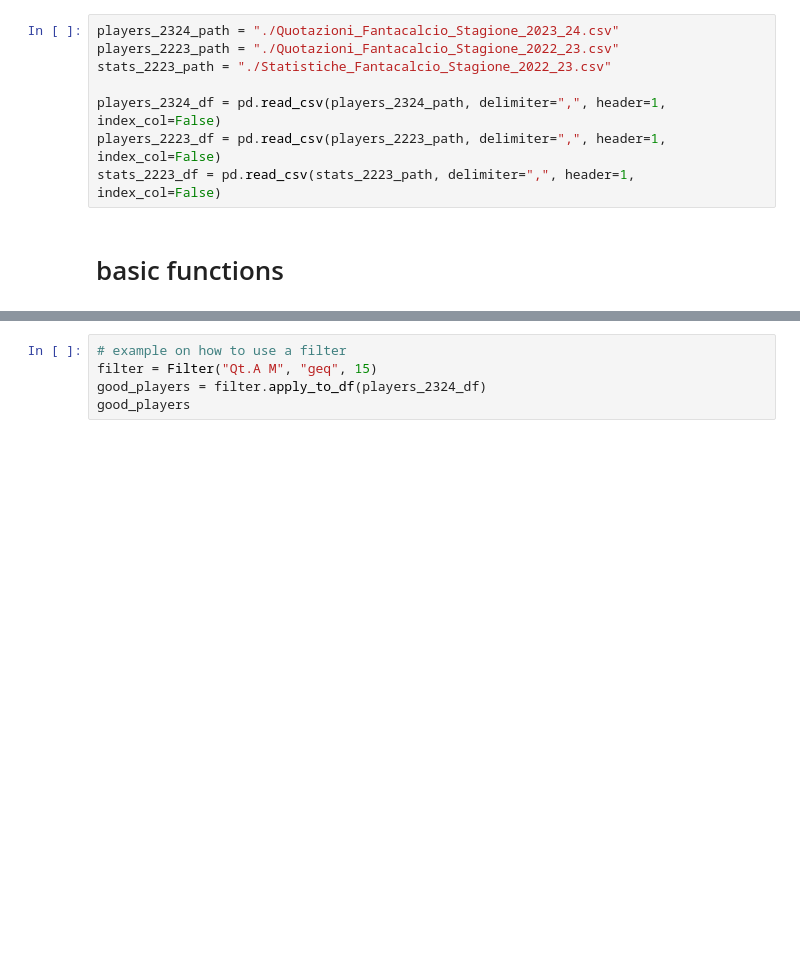
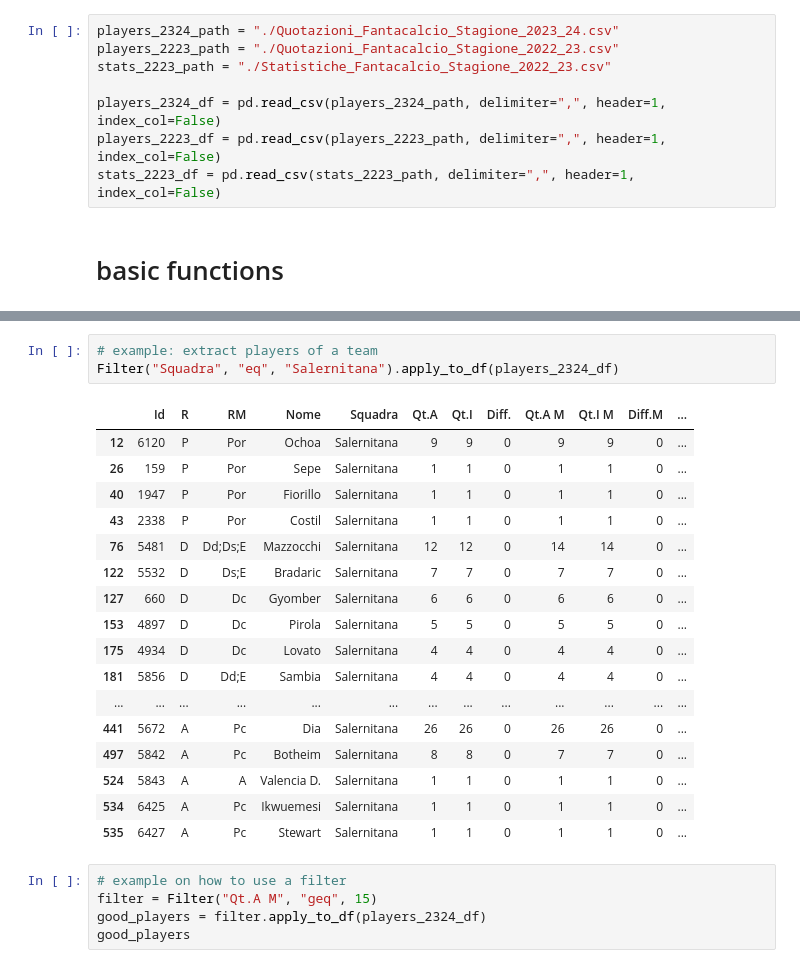
Before and after one commit to AndreaIncatasciato/fantacalcio, a Jupyter notebook: fantacalcio_analysis.ipynb, the cells around one changed output, grey strips where cells are left out. Cells and saved outputs as stored; diff of their text form; blank space fills up the shorter version.

```diff
--- a/fantacalcio_analysis.ipynb
+++ b/fantacalcio_analysis.ipynb
@@ -53,5 +56,26 @@ def extract_players_mantra_position(df: pd.DataFrame, position: str) -> pd.DataF
     """
     return df[df["RM"].str.contains(position)]
+# %%
+# example: extract players of a team
+Filter("Squadra", "eq", "Salernitana").apply_to_df(players_2324_df)
+# %% [output]
+|  | Id | R | RM | Nome | Squadra | Qt.A | Qt.I | Diff. | Qt.A M | Qt.I M | Diff.M | ... |
+| 12 | 6120 | P | Por | Ochoa | Salernitana | 9 | 9 | 0 | 9 | 9 | 0 | ... |
+| 26 | 159 | P | Por | Sepe | Salernitana | 1 | 1 | 0 | 1 | 1 | 0 | ... |
+| 40 | 1947 | P | Por | Fiorillo | Salernitana | 1 | 1 | 0 | 1 | 1 | 0 | ... |
+| 43 | 2338 | P | Por | Costil | Salernitana | 1 | 1 | 0 | 1 | 1 | 0 | ... |
+| 76 | 5481 | D | Dd;Ds;E | Mazzocchi | Salernitana | 12 | 12 | 0 | 14 | 14 | 0 | ... |
+| 122 | 5532 | D | Ds;E | Bradaric | Salernitana | 7 | 7 | 0 | 7 | 7 | 0 | ... |
+| 127 | 660 | D | Dc | Gyomber | Salernitana | 6 | 6 | 0 | 6 | 6 | 0 | ... |
+| 153 | 4897 | D | Dc | Pirola | Salernitana | 5 | 5 | 0 | 5 | 5 | 0 | ... |
+| 175 | 4934 | D | Dc | Lovato | Salernitana | 4 | 4 | 0 | 4 | 4 | 0 | ... |
+| 181 | 5856 | D | Dd;E | Sambia | Salernitana | 4 | 4 | 0 | 4 | 4 | 0 | ... |
+| ... | ... | ... | ... | ... | ... | ... | ... | ... | ... | ... | ... | ... |
+| 441 | 5672 | A | Pc | Dia | Salernitana | 26 | 26 | 0 | 26 | 26 | 0 | ... |
+| 497 | 5842 | A | Pc | Botheim | Salernitana | 8 | 8 | 0 | 7 | 7 | 0 | ... |
+| 524 | 5843 | A | A | Valencia D. | Salernitana | 1 | 1 | 0 | 1 | 1 | 0 | ... |
+| 534 | 6425 | A | Pc | Ikwuemesi | Salernitana | 1 | 1 | 0 | 1 | 1 | 0 | ... |
+| 535 | 6427 | A | Pc | Stewart | Salernitana | 1 | 1 | 0 | 1 | 1 | 0 | ... |
 # %%
 # example on how to use a filter
 filter = Filter("Qt.A M", "geq", 15)
```
Also changed, not shown: parts of 16 cells of this notebook.
